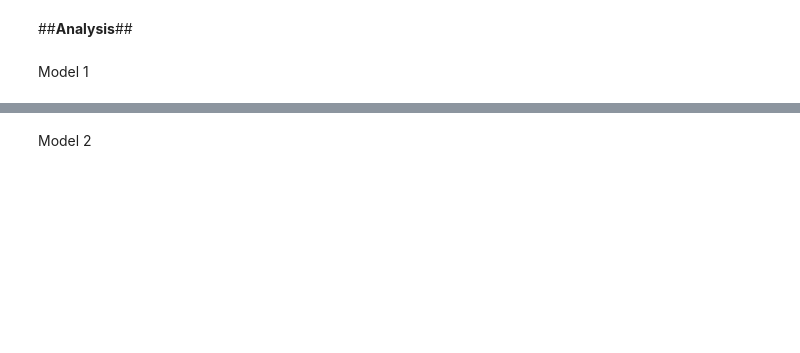
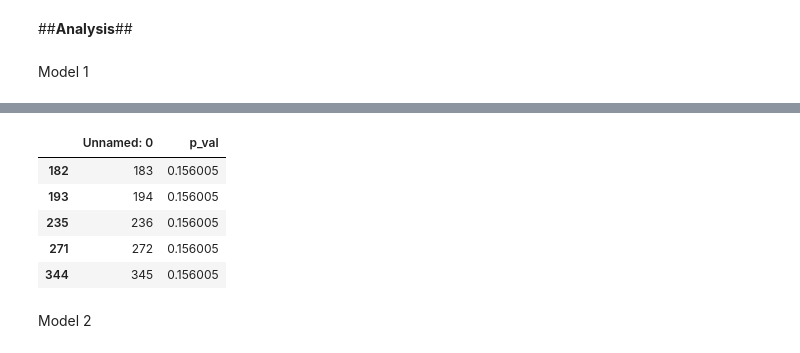
Before and after one commit to danielchang2002/FecalMetabolomics, a Jupyter notebook: FecalMetabolomics3.ipynb, the cells around one changed output, grey strips where cells are left out. Drawn from its saved outputs; the diff is of its cells as text; code cells hidden in the pictures; blank space fills up the shorter version.

```diff
--- a/FecalMetabolomics3.ipynb
+++ b/FecalMetabolomics3.ipynb
@@ -417,3 +417,12 @@ p_vals_m1_time.nsmallest(5, 'p_val')
+# %%
+correct(p_vals_m1_time).nsmallest(5, 'p_val')
+# %% [output]
+|  | Unnamed: 0 | p_val |
+| 182 | 183 | 0.156005 |
+| 193 | 194 | 0.156005 |
+| 235 | 236 | 0.156005 |
+| 271 | 272 | 0.156005 |
+| 344 | 345 | 0.156005 |
 # %% [markdown]
 Model 2
 # %%
```
Also changed, not shown: parts of 24 cells of this notebook.
